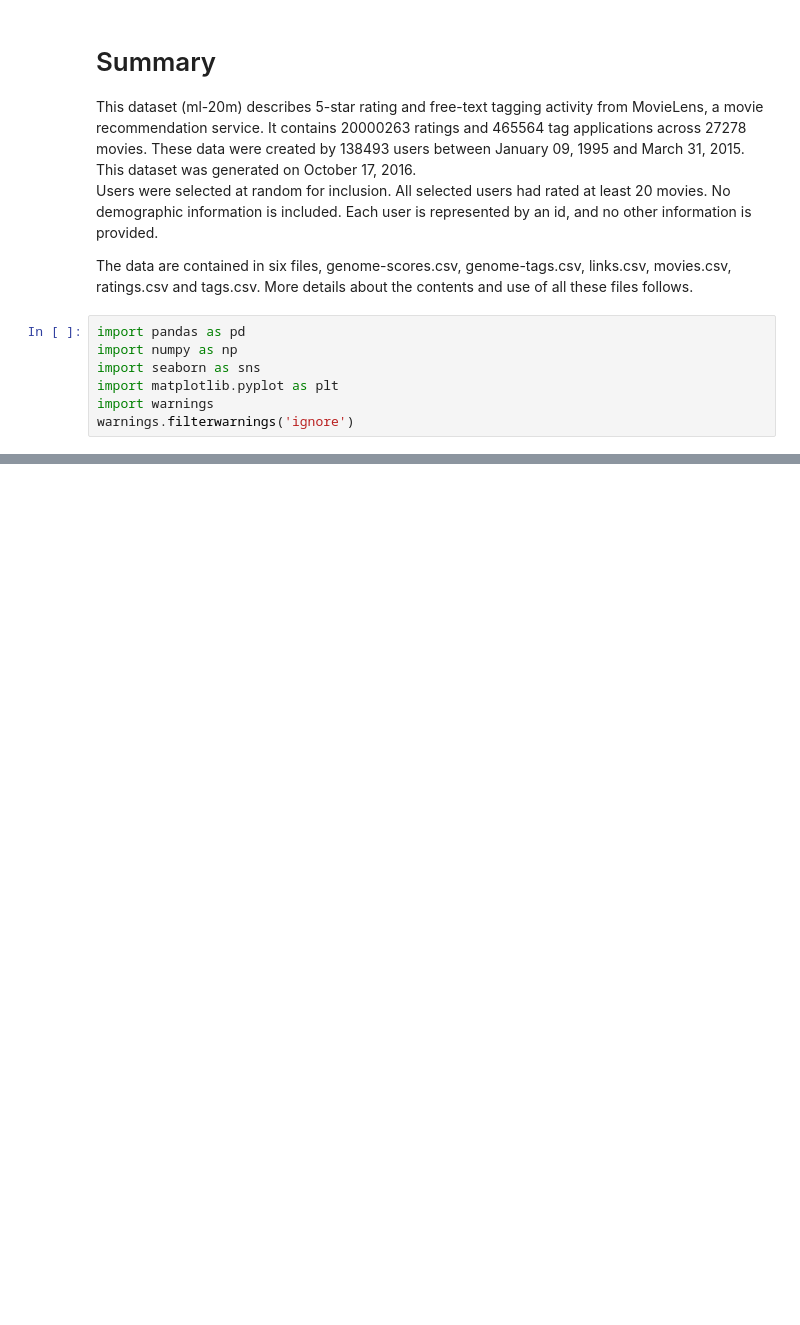
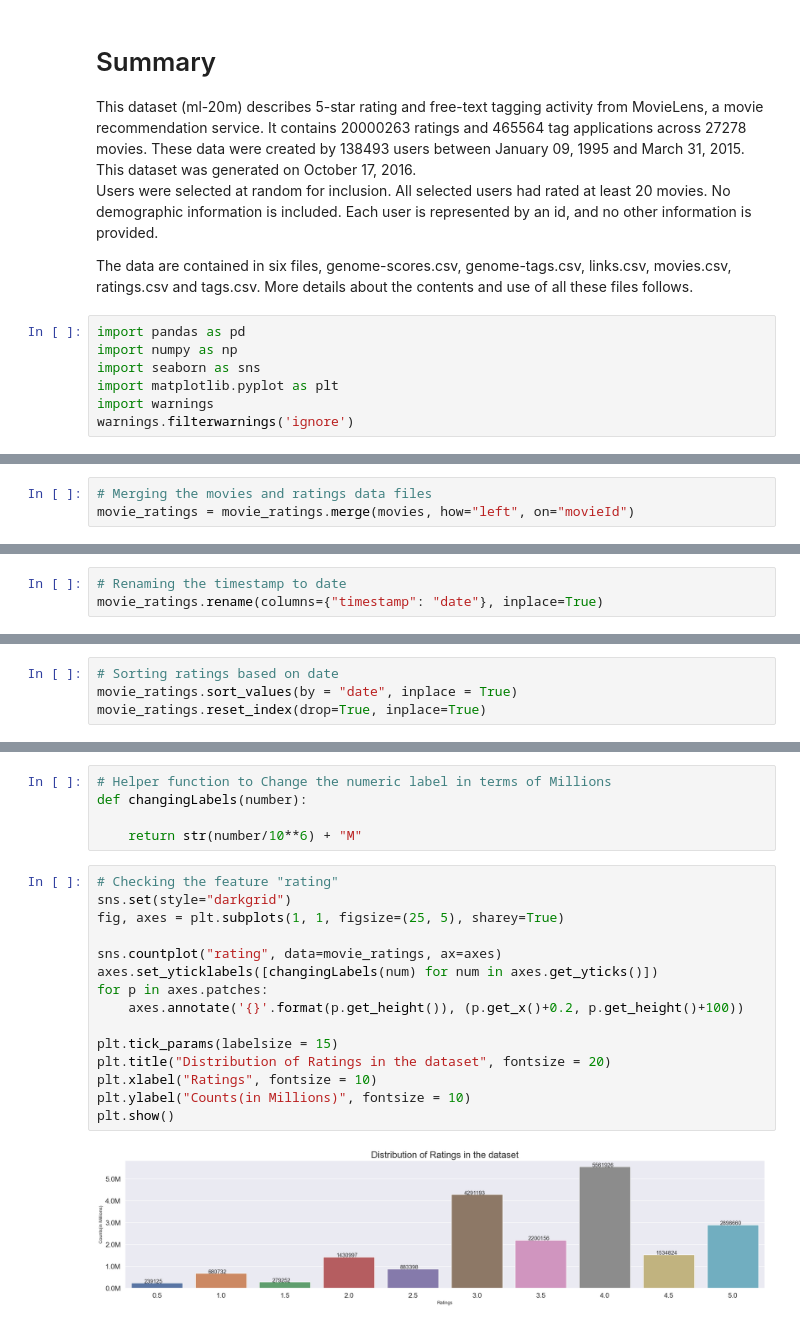
Before and after one commit to michellejuliet/Recommendation-Systems, a Jupyter notebook: Movie Recommendation System.ipynb, the cells around one changed output, grey strips where cells are left out. Drawn from its saved outputs; the diff is of its cells as text; blank space fills up the shorter version.

```diff
--- a/Movie Recommendation System.ipynb
+++ b/Movie Recommendation System.ipynb
@@ -104,0 +176,3 @@ df
+# %%
+# Merging the movies and ratings data files
+movie_ratings = movie_ratings.merge(movies, how="left", on="movieId")
@@ -104,0 +196,3 @@ df
+# %%
+# Renaming the timestamp to date
+movie_ratings.rename(columns={"timestamp": "date"}, inplace=True)
@@ -104,0 +203,4 @@ df
+# %%
+# Sorting ratings based on date
+movie_ratings.sort_values(by = "date", inplace = True)
+movie_ratings.reset_index(drop=True, inplace=True)
@@ -104,0 +291,22 @@ df
+# %%
+# Helper function to Change the numeric label in terms of Millions
+def changingLabels(number):
+
+    return str(number/10**6) + "M"
+# %%
+# Checking the feature "rating"
+sns.set(style="darkgrid")
+fig, axes = plt.subplots(1, 1, figsize=(25, 5), sharey=True)
+
+sns.countplot("rating", data=movie_ratings, ax=axes)
+axes.set_yticklabels([changingLabels(num) for num in axes.get_yticks()])
+for p in axes.patches:
+    axes.annotate('{}'.format(p.get_height()), (p.get_x()+0.2, p.get_height()+100))
+
+plt.tick_params(labelsize = 15)
+plt.title("Distribution of Ratings in the dataset", fontsize = 20)
+plt.xlabel("Ratings", fontsize = 10)
+plt.ylabel("Counts(in Millions)", fontsize = 10)
+plt.show()
+# %% [output]
+[figure, added]
```
Also changed, not shown: parts of 72 cells of this notebook.
